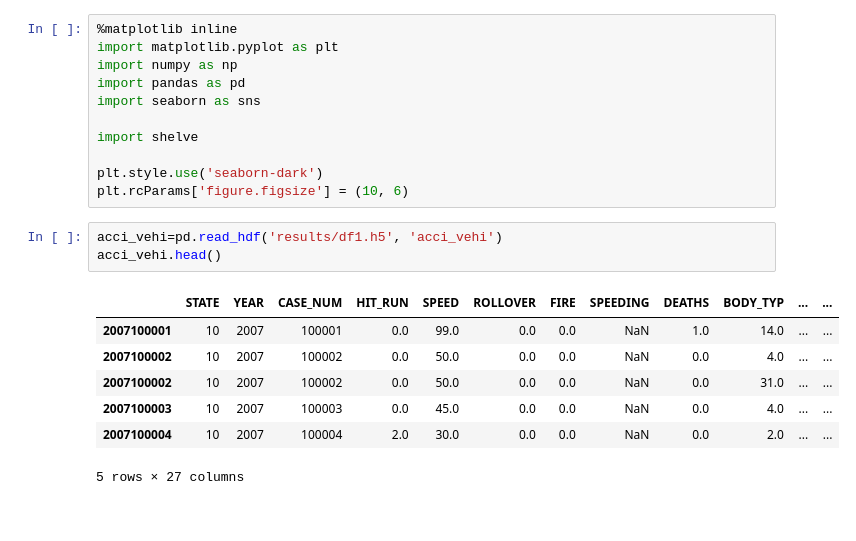
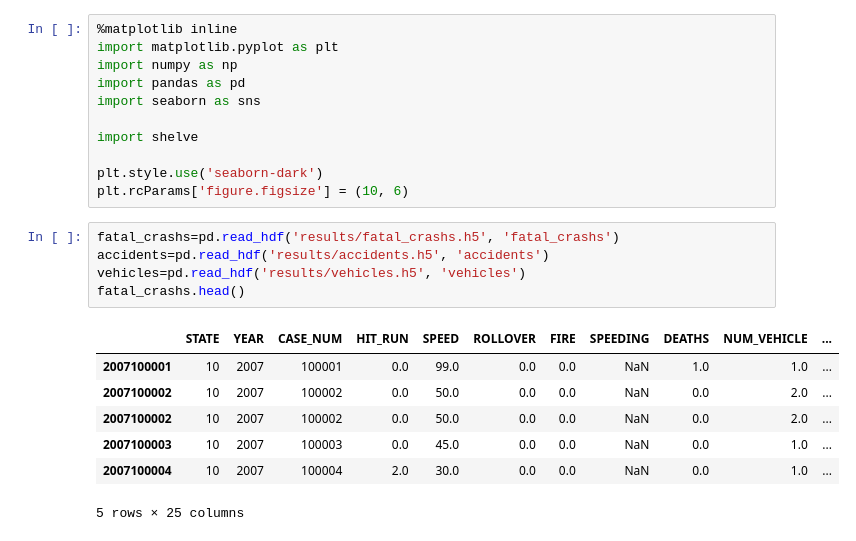
Before and after one commit to junemore/traffic-accidents-analysis, a Jupyter notebook: Untitled.ipynb, the cells around one changed output. Drawn from its saved outputs; the diff is of its cells as text.

```diff
--- a/Untitled.ipynb
+++ b/Untitled.ipynb
@@ -11,14 +11,16 @@ import shelve
 
 plt.style.use('seaborn-dark')
 plt.rcParams['figure.figsize'] = (10, 6)
-# %%
-acci_vehi=pd.read_hdf('results/df1.h5', 'acci_vehi')
-acci_vehi.head()
-# %% [output]
-|  | STATE | YEAR | CASE_NUM | HIT_RUN | SPEED | ROLLOVER | FIRE | SPEEDING | DEATHS | BODY_TYP | ... | ... |
-| 2007100001 | 10 | 2007 | 100001 | 0.0 | 99.0 | 0.0 | 0.0 | NaN | 1.0 | 14.0 | ... | ... |
-| 2007100002 | 10 | 2007 | 100002 | 0.0 | 50.0 | 0.0 | 0.0 | NaN | 0.0 | 4.0 | ... | ... |
-| 2007100002 | 10 | 2007 | 100002 | 0.0 | 50.0 | 0.0 | 0.0 | NaN | 0.0 | 31.0 | ... | ... |
-| 2007100003 | 10 | 2007 | 100003 | 0.0 | 45.0 | 0.0 | 0.0 | NaN | 0.0 | 4.0 | ... | ... |
-| 2007100004 | 10 | 2007 | 100004 | 2.0 | 30.0 | 0.0 | 0.0 | NaN | 0.0 | 2.0 | ... | ... |
-5 rows × 27 columns
+# %%
+fatal_crashs=pd.read_hdf('results/fatal_crashs.h5', 'fatal_crashs')
+accidents=pd.read_hdf('results/accidents.h5', 'accidents')
+vehicles=pd.read_hdf('results/vehicles.h5', 'vehicles')
+fatal_crashs.head()
+# %% [output]
+|  | STATE | YEAR | CASE_NUM | HIT_RUN | SPEED | ROLLOVER | FIRE | SPEEDING | DEATHS | NUM_VEHICLE | ... |
+| 2007100001 | 10 | 2007 | 100001 | 0.0 | 99.0 | 0.0 | 0.0 | NaN | 1.0 | 1.0 | ... |
+| 2007100002 | 10 | 2007 | 100002 | 0.0 | 50.0 | 0.0 | 0.0 | NaN | 0.0 | 2.0 | ... |
+| 2007100002 | 10 | 2007 | 100002 | 0.0 | 50.0 | 0.0 | 0.0 | NaN | 0.0 | 2.0 | ... |
+| 2007100003 | 10 | 2007 | 100003 | 0.0 | 45.0 | 0.0 | 0.0 | NaN | 0.0 | 1.0 | ... |
+| 2007100004 | 10 | 2007 | 100004 | 2.0 | 30.0 | 0.0 | 0.0 | NaN | 0.0 | 1.0 | ... |
+5 rows × 25 columns
```
Also changed, not shown: parts of 12 cells of this notebook, 2 other files.
